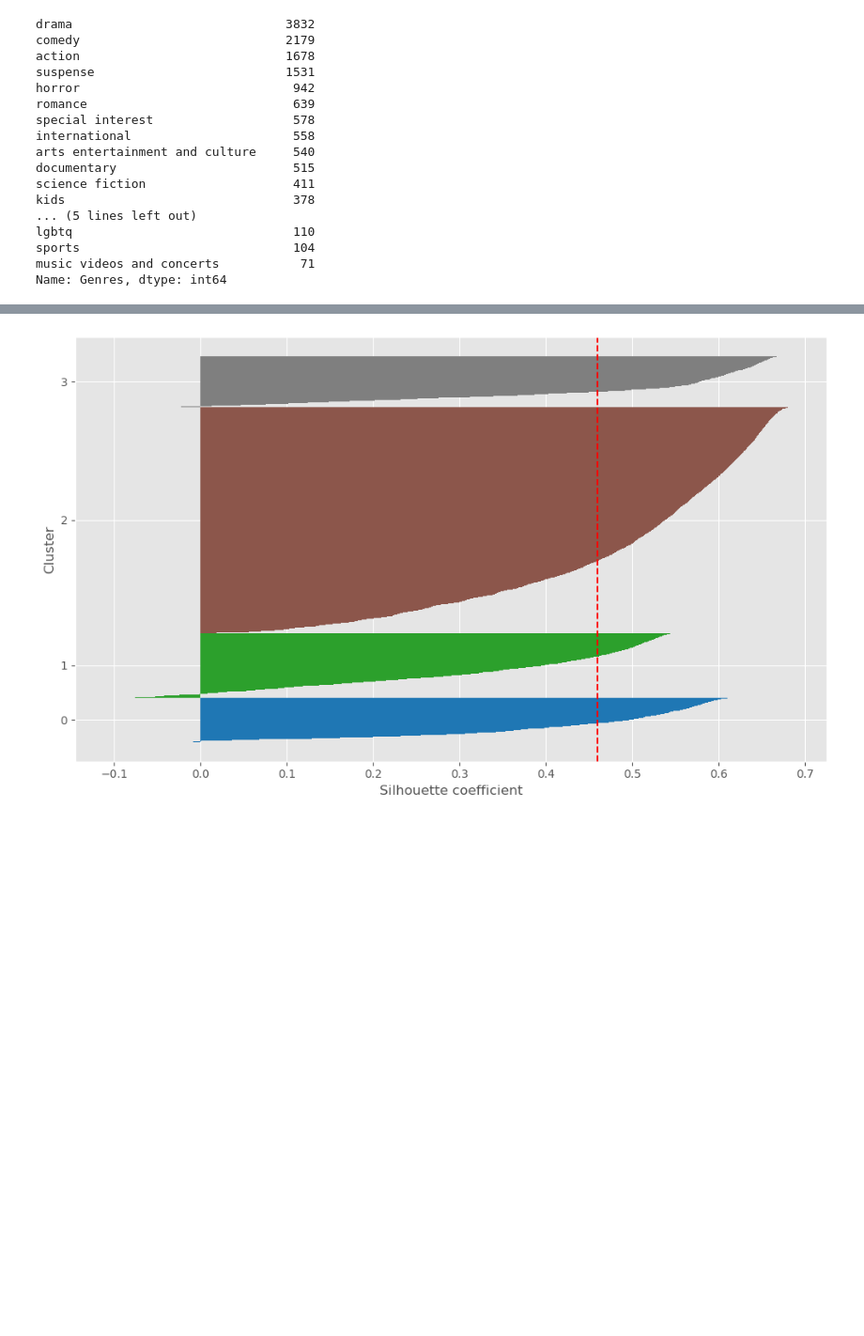
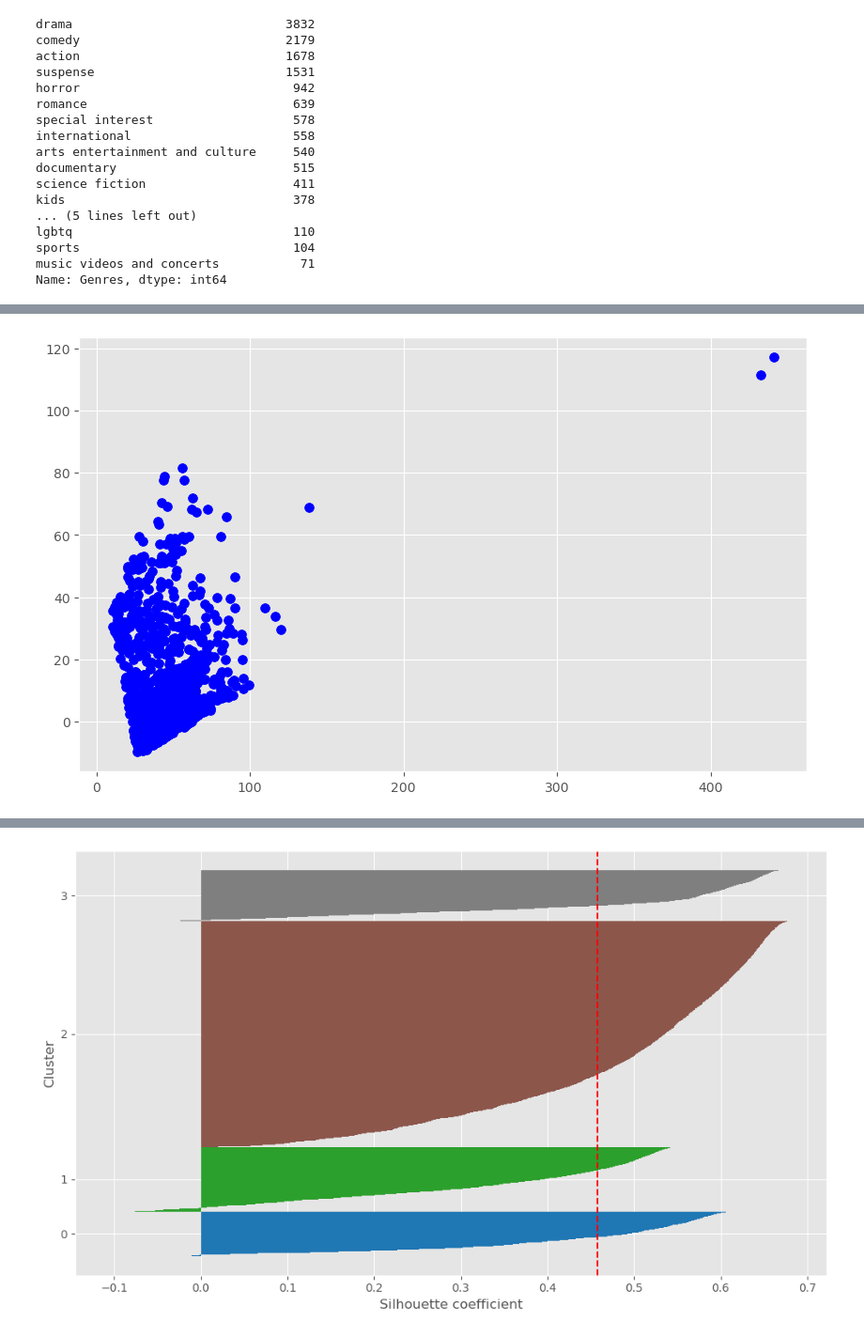
Before and after one commit to ale-rei/reitano-amazon-prime-and-tv-shows, a Jupyter notebook: alessioreitano.ipynb, the cells around one changed output, grey strips where cells are left out. Shown at 94% size. Drawn from its saved outputs; the diff is of its cells as text; code cells hidden in the pictures; blank space fills up the shorter version.

```diff
--- a/alessioreitano.ipynb
+++ b/alessioreitano.ipynb
@@ -493,0 +534,5 @@ y_km = km.fit_predict(df_p)
+# %%
+plt.scatter(X[y_km==1, 0], X[y_km==1,1], s=50, c = 'blue', label='Custer 2')
+plt.show()
+# %% [output]
+[figure, added]
```
Also changed, not shown: parts of 23 cells of this notebook, 1 other file.
